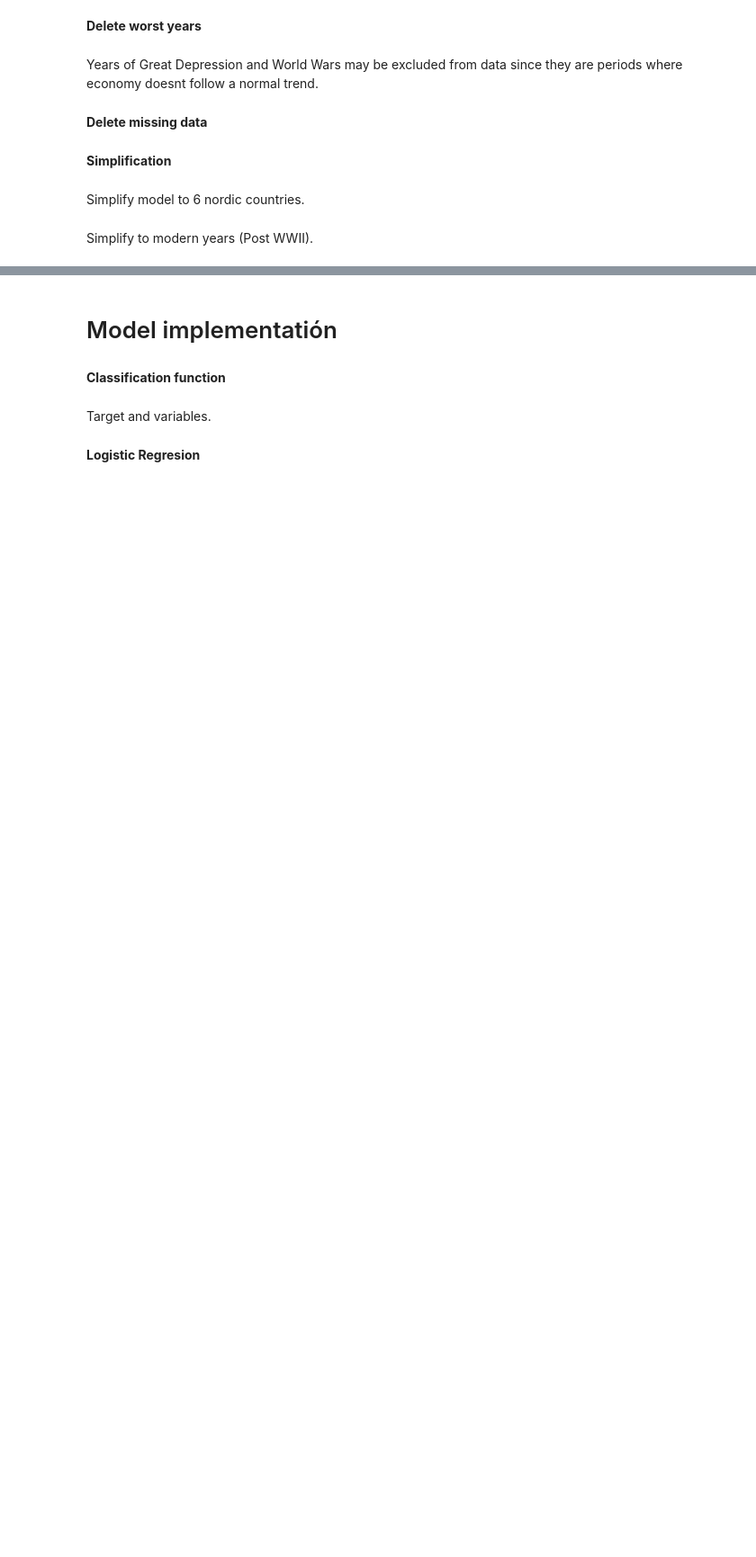
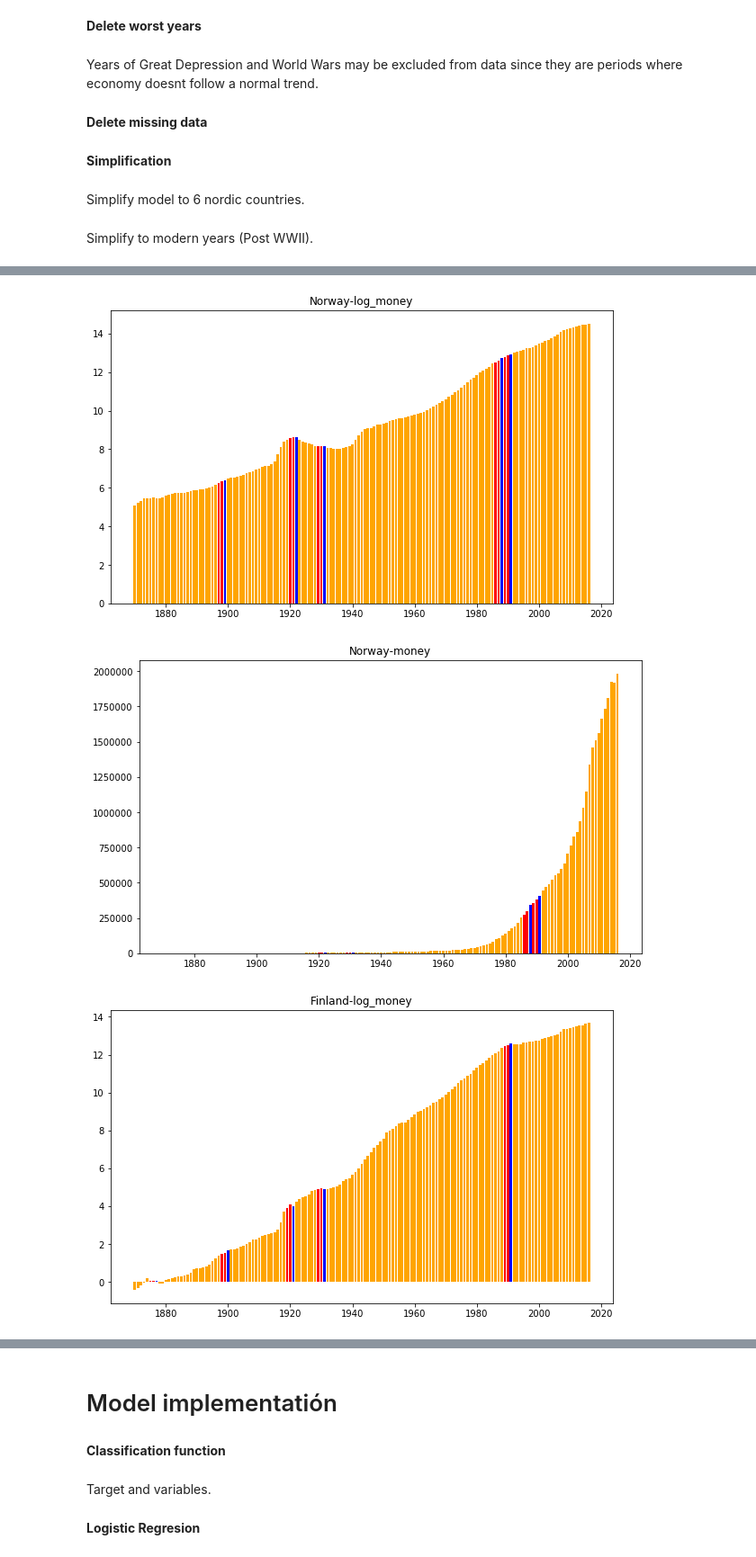
Before and after one commit to gen1897/Economical-Crisis-Prediction, a Jupyter notebook: Model.ipynb, the cells around one changed output, grey strips where cells are left out. Shown at 90% size. Saved outputs shown, nothing was run; the diff lists cells and outputs as text; code cells hidden in the pictures; blank space fills up the shorter version.

```diff
--- a/Model.ipynb
+++ b/Model.ipynb
@@ -143,0 +172,19 @@ df = df[df["year"] > 1949]
+# %%
+def vs_country(df, feature, title):
+    cris_values = df.crisisJST.values
+    pre_values = df.precrisis.values
+
+    clrs = ["blue" if (x == 1) else "orange" for x in cris_values]
+
+    for i in range(0,len(pre_values)):
+        if (pre_values[i] == 1):
+            clrs[i] = "red"
+
+    plt.figure(figsize=(10,6))
+    ax = plt.bar(df.year, df[feature], label = df.crisisJST, color = clrs)
+    plt.title(title)
+
+def vs_feature(df,features,title):
+
+    for feature in features:
+        vs_country(df,feature,"{}-{}".format(title,feature))
@@ -143,0 +210,9 @@ df = df[df["year"] > 1949]
+# %%
+countries = [Norway, Finland]
+
+for country in countries:
+    vs_feature(country,["log_money", "money"], country.country.unique()[0])
+# %% [output]
+[figure, added]
+[figure, added]
+[figure, added]
```
Also changed, not shown: parts of 21 cells of this notebook.
